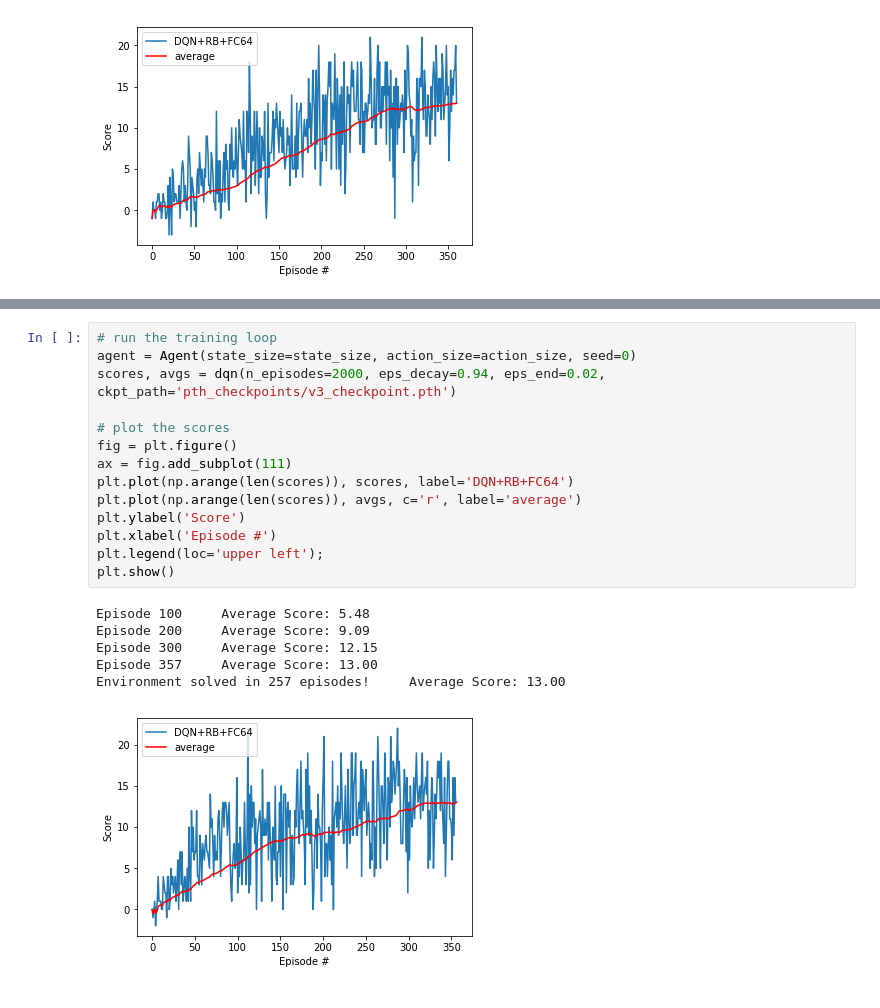
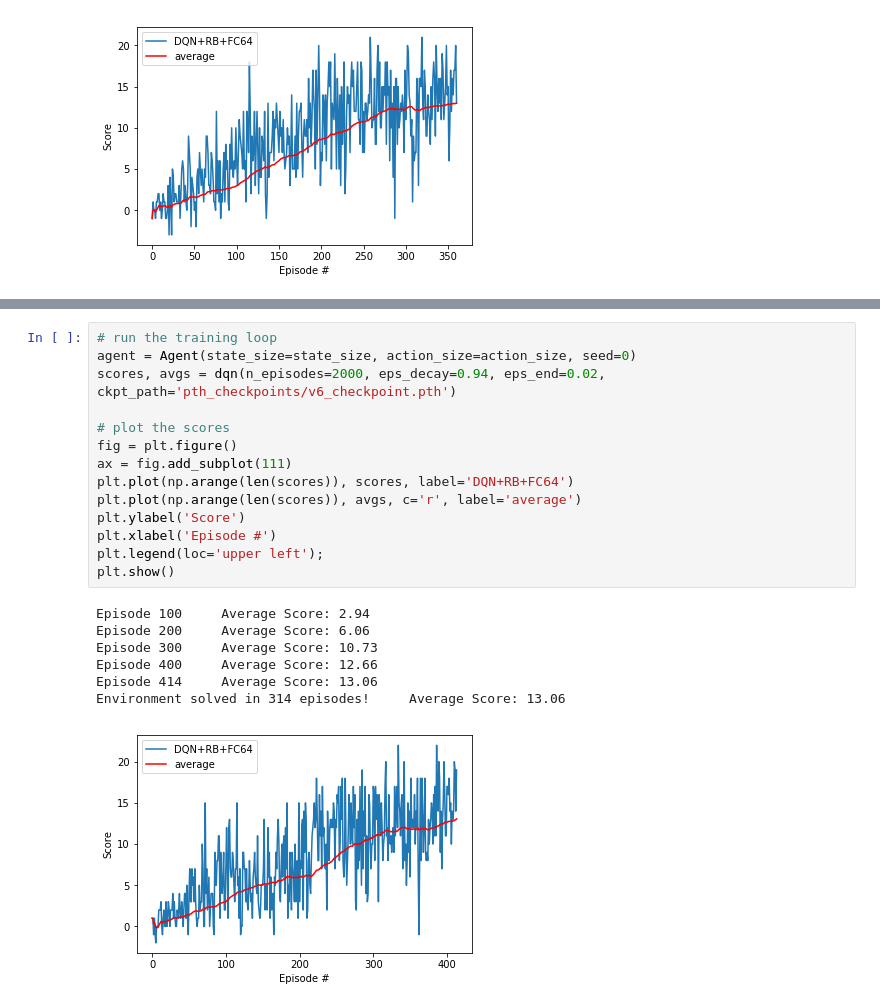
Before and after one commit to MatteoJohnston/deepRL-Navigation-p1, a Jupyter notebook: Navigation.ipynb, the cells around one changed output, grey strips where cells are left out. Drawn from its saved outputs; the diff is of its cells as text.

```diff
--- a/Navigation.ipynb
+++ b/Navigation.ipynb
@@ -295,24 +292,25 @@ Environment solved in 213 episodes!     Average Score: 13.07
 # %%
 # run the training loop
 agent = Agent(state_size=state_size, action_size=action_size, seed=0)
-scores, avgs = dqn(n_episodes=2000, eps_decay=0.94, eps_end=0.02, ckpt_path='pth_checkpoints/v3_checkpoint.pth')
+scores, avgs = dqn(n_episodes=2000, eps_decay=0.94, eps_end=0.02, ckpt_path='pth_checkpoints/v6_checkpoint.pth')
 
 # plot the scores
 fig = plt.figure()
 ax = fig.add_subplot(111)
 plt.plot(np.arange(len(scores)), scores, label='DQN+RB+FC64')
 plt.plot(np.arange(len(scores)), avgs, c='r', label='average')
 plt.ylabel('Score')
 plt.xlabel('Episode #')
 plt.legend(loc='upper left');
 plt.show()
 # %% [output]
-Episode 100     Average Score: 5.48
-Episode 200     Average Score: 9.09
-Episode 300     Average Score: 12.15
-Episode 357     Average Score: 13.00
-Environment solved in 257 episodes!     Average Score: 13.00
+Episode 100     Average Score: 2.94
+Episode 200     Average Score: 6.06
+Episode 300     Average Score: 10.73
+Episode 400     Average Score: 12.66
+Episode 414     Average Score: 13.06
+Environment solved in 314 episodes!     Average Score: 13.06
-[figure, old version]
+[figure, new version]
 # %%
 # run the training loop
 agent = Agent(state_size=state_size, action_size=action_size, seed=0)
```
Also changed, not shown: parts of 8 cells of this notebook, 1 other file.
